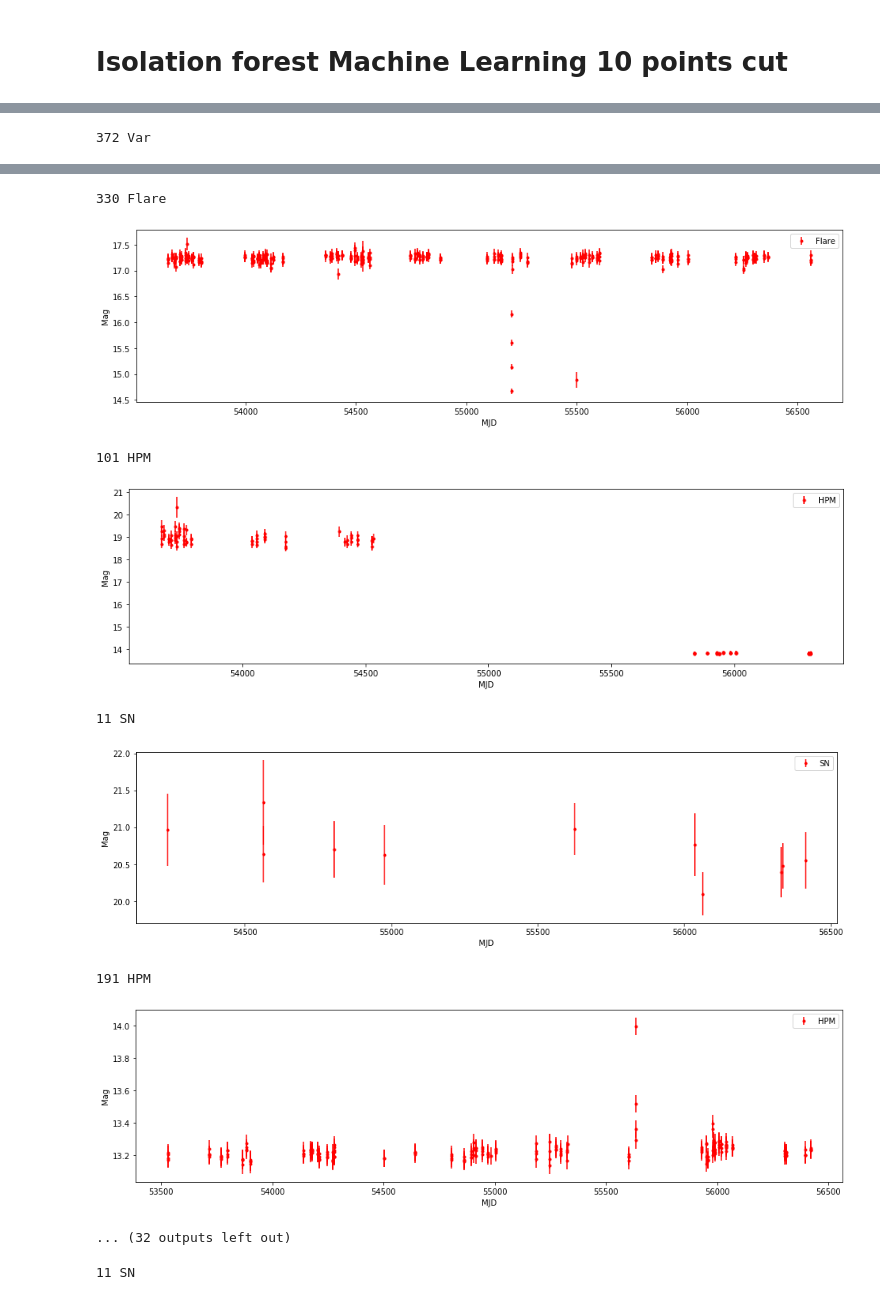
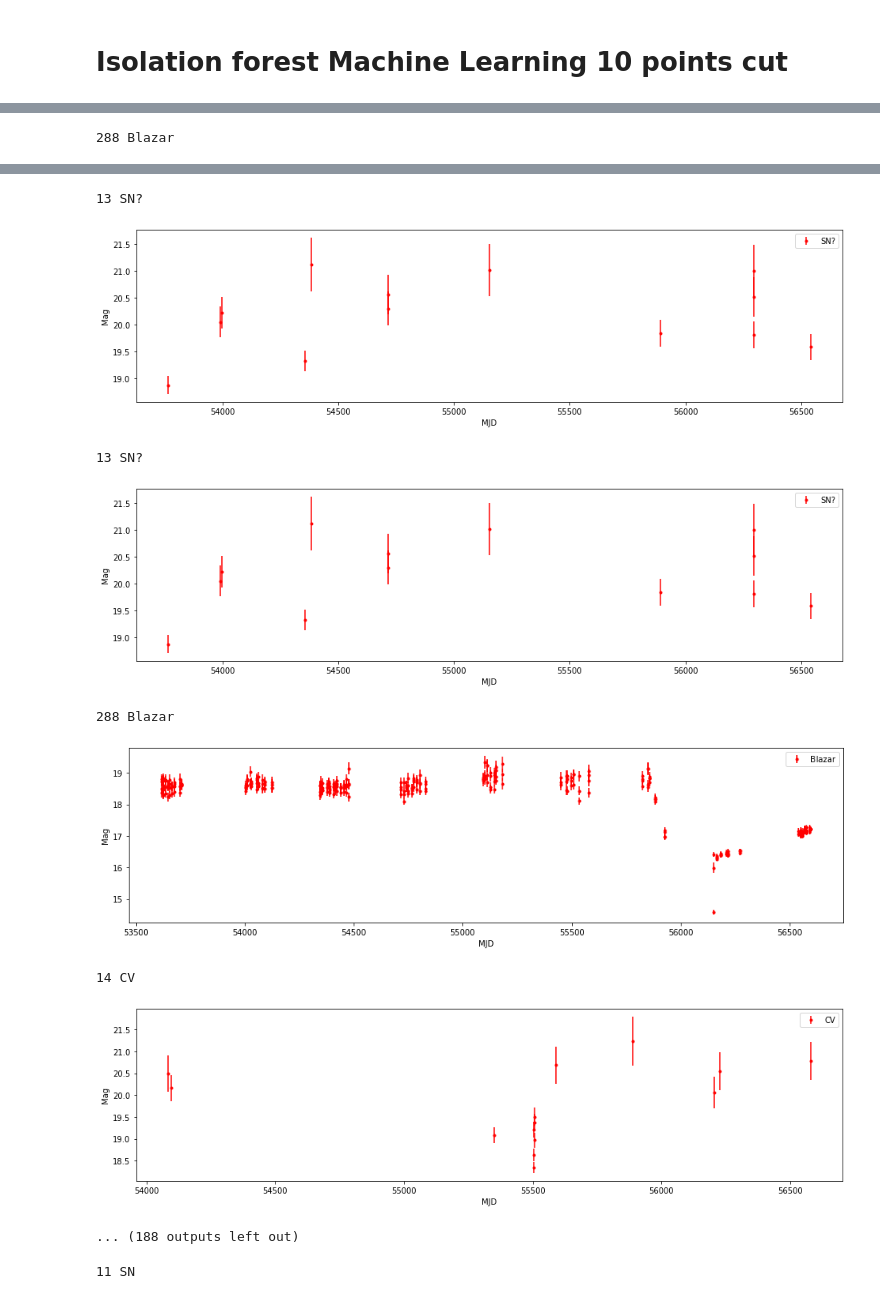
Before and after one commit to malema-ramonyai/CodeAndNotebooks, a Jupyter notebook: Machine_learning_on_CRTS.ipynb, the cells around one changed output, grey strips where cells are left out. Cells and saved outputs as stored; diff of their text form; code cells hidden in the pictures.

```diff
--- a/Machine_learning_on_CRTS.ipynb
+++ b/Machine_learning_on_CRTS.ipynb
@@ -106,8 +57,0 @@ ft_data
-# %%
-pred=ft_data.loc[ft_data['iforest'] == -1]
-
-for x in range(len(pred.ID)):
-
-    lc = transient_lc[transient_lc['ID']==pred.ID.iloc[x]]
-
-#     print(pred.ID.iloc[x],len(lc))
@@ -116,26 +110,26 @@ for x in range(len(pred.ID)):
 # %%
-count = 0
+# count = 0
 
-for i in range(len(pred.ID)):
+# for i in range(len(pred.ID)):
 
-    lc = transient_lc[transient_lc['ID']==pred.ID.iloc[i]]
+#     lc = transient_lc[transient_lc['ID']==pred.ID.iloc[i]]
 
-    if len(lc)<10:
+#     if len(lc)<10:
 
-        count += 1
+#         count += 1
 
-#     print('perriod_fit=',round(pred.Period_fit.iloc[i],2),'  #points',len(lc),pred.Class.iloc[i])
+# #     print('perriod_fit=',round(pred.Period_fit.iloc[i],2),'  #points',len(lc),pred.Class.iloc[i])
 
-    else:
+#     else:
 
-        print('perriod_fit=',round(pred.Period_fit.iloc[i],2),'  #points',len(lc),pred.Class.iloc[i])
+#         print('perriod_fit=',round(pred.Period_fit.iloc[i],2),'  #points',len(lc),pred.Class.iloc[i])
 
-#         print('perriod_fit=',round(pred.Period_fit.iloc[i],2),'  #points',len(lc))
+# #         print('perriod_fit=',round(pred.Period_fit.iloc[i],2),'  #points',len(lc))
 
 
-#     lc = transient_lc[transient_lc['ID']=='TranID1609221010114117243']
-#     plt.errorbar(lc.MJD,lc.Mag,yerr=lc.Magerr,fmt='.r',label=pred.Class.iloc[i])
-#     plt.legend(fontsize=12)
-#     plt.xlabel('MJD')
-#     plt.ylabel('Mag')
-#     plt.show()
+# #     lc = transient_lc[transient_lc['ID']=='TranID1609221010114117243']
+# #     plt.errorbar(lc.MJD,lc.Mag,yerr=lc.Magerr,fmt='.r',label=pred.Class.iloc[i])
+# #     plt.legend(fontsize=12)
+# #     plt.xlabel('MJD')
+# #     plt.ylabel('Mag')
+# #     plt.show()
@@ -239,7 +215,7 @@ X = imputer.transform(X)
 # print(X)
 # %%
 # Defining the model
-model=IsolationForest(n_estimators=700, max_samples='auto', contamination=float(0.003),max_features=1.0)
+model=IsolationForest(n_estimators=200, max_samples='auto', contamination=0.03,max_features=1.0)
 model.fit(X)
 
 
@@ -271 +247 @@ Name: iforest, dtype: int64
-372 Var
+288 Blazar
@@ -273,12 +249,12 @@ Name: iforest, dtype: int64
-330 Flare
+13 SN?
-[figure, old version]
+[figure, new version]
-101 HPM
+13 SN?
-[figure, old version]
+[figure, new version]
-11 SN
+288 Blazar
-[figure, old version]
+[figure, new version]
-191 HPM
+14 CV
-[figure, old version]
+[figure, new version]
-... (32 outputs left out)
+... (188 outputs left out)
 # %%
 count = 0
 
```
Also changed, not shown: parts of 12 cells of this notebook, 4 other files.
